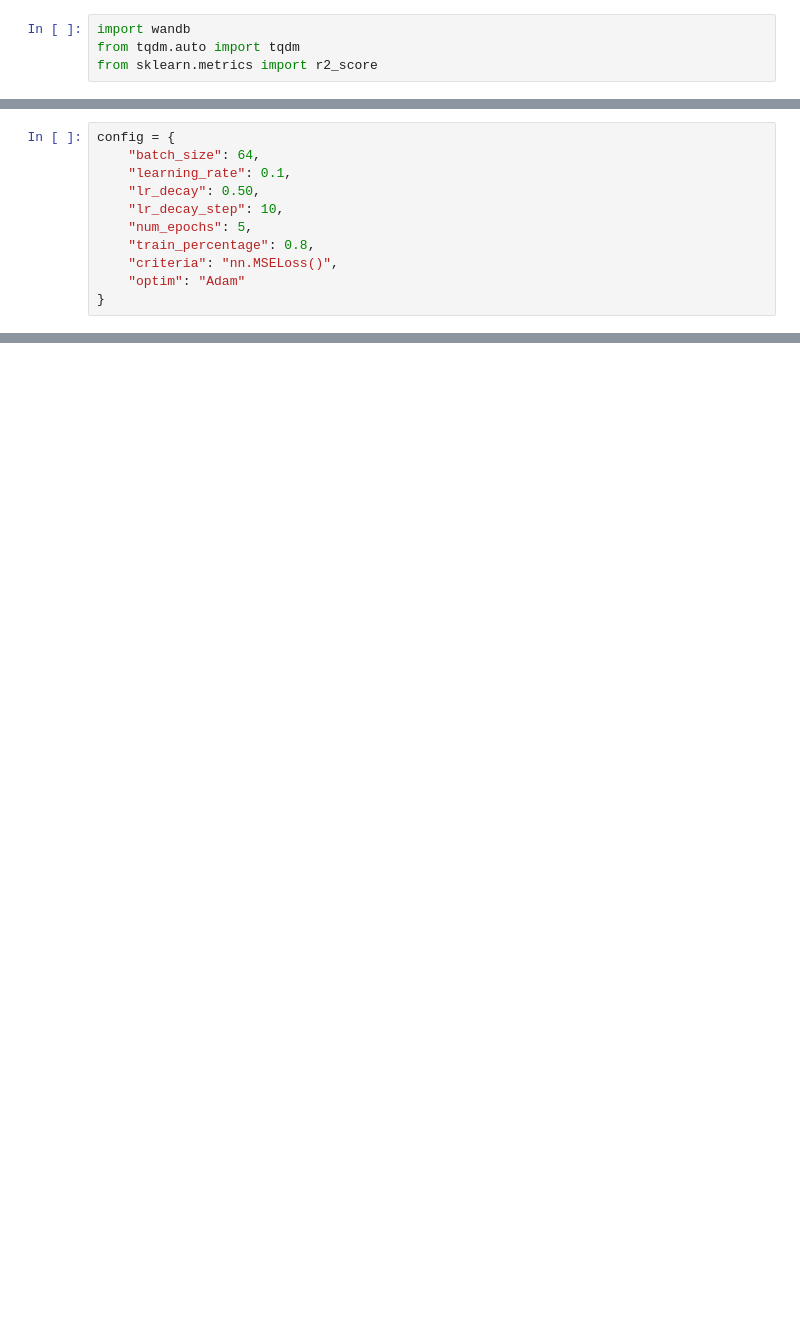
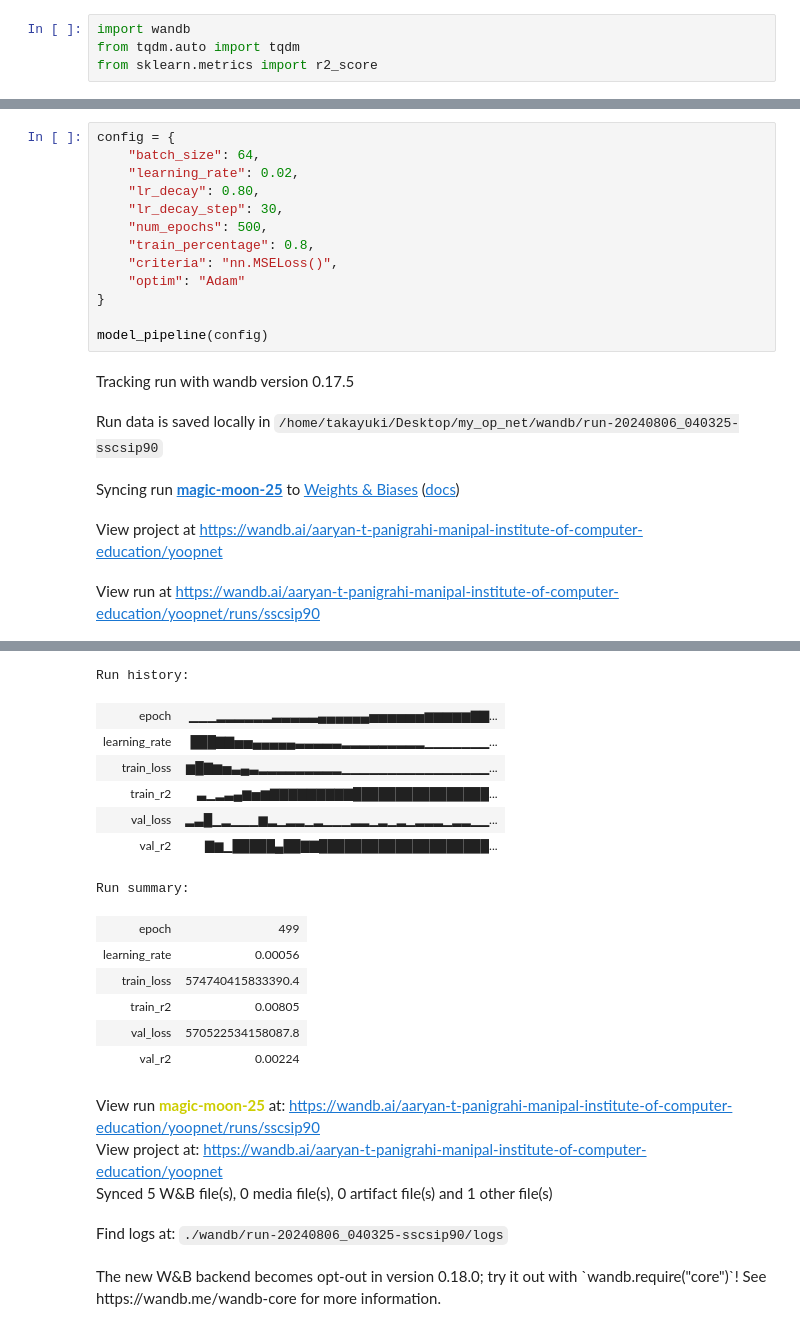
Before and after one commit to takayuki112/my_op_net, a Jupyter notebook: yoopnet_v4.ipynb, the cells around one changed output, grey strips where cells are left out. Drawn from its saved outputs; the diff is of its cells as text; blank space fills up the shorter version.

Commit message:
made a v4 - learning rate

```diff
--- a/yoopnet_v4.ipynb
+++ b/yoopnet_v4.ipynb
@@ -258,11 +335,19 @@ from sklearn.metrics import r2_score
 # %%
 config = {
     "batch_size": 64,
-    "learning_rate": 0.1,
-    "lr_decay": 0.50,
-    "lr_decay_step": 10,
-    "num_epochs": 5,
+    "learning_rate": 0.02,
+    "lr_decay": 0.80,
+    "lr_decay_step": 30,
+    "num_epochs": 500,
     "train_percentage": 0.8,
     "criteria": "nn.MSELoss()",
     "optim": "Adam"
 }
+
+model_pipeline(config)
+# %% [output]
+Tracking run with wandb version 0.17.5
+Run data is saved locally in /home/takayuki/Desktop/my_op_net/wandb/run-20240806_040325-sscsip90
+Syncing run magic-moon-25 to Weights & Biases (docs)
+View project at https://wandb.ai/aaryan-t-panigrahi-manipal-institute-of-computer-education/yoopnet
+View run at https://wandb.ai/aaryan-t-panigrahi-manipal-institute-of-computer-education/yoopnet/runs/sscsip90
@@ -268,0 +371,19 @@ config = {
+Run history:
+| epoch | ▁▁▁▂▂▂▂▂▂▃▃▃▃▃▄▄▄▄▄▄▅▅▅▅▅▅▆▆▆▆▆▇▇... |
+| learning_rate | ███▇▇▅▅▄▄▄▄▄▃▃▃▃▃▂▂▂▂▂▂▂▂▂▁▁▁▁▁▁▁... |
+| train_loss | ▆█▇▆▅▃▄▃▂▂▂▂▂▂▂▂▂▁▁▁▁▁▁▁▁▁▁▁▁▁▁▁▁... |
+| train_r2 | ▃▁▂▃▄▆▅▆▇▇▇▇▇▇▇▇▇████████████████... |
+| val_loss | ▂▃█▁▂▁▁▁▆▂▁▂▂▁▂▁▁▁▂▂▁▂▁▂▁▂▂▂▁▂▂▁▁... |
+| val_r2 | ▇▆▁█████▄██▇▇████████████████████... |
+Run summary:
+| epoch | 499 |
+| learning_rate | 0.00056 |
+| train_loss | 574740415833390.4 |
+| train_r2 | 0.00805 |
+| val_loss | 570522534158087.8 |
+| val_r2 | 0.00224 |
+View run magic-moon-25 at: https://wandb.ai/aaryan-t-panigrahi-manipal-institute-of-computer-education/yoopnet/runs/sscsip90
+View project at: https://wandb.ai/aaryan-t-panigrahi-manipal-institute-of-computer-education/yoopnet
+Synced 5 W&B file(s), 0 media file(s), 0 artifact file(s) and 1 other file(s)
+Find logs at: ./wandb/run-20240806_040325-sscsip90/logs
+The new W&B backend becomes opt-out in version 0.18.0; try it out with `wandb.require("core")`! See https://wandb.me/wandb-core for more information.
```
Also changed, not shown: parts of 6 cells of this notebook, 39 other files.
